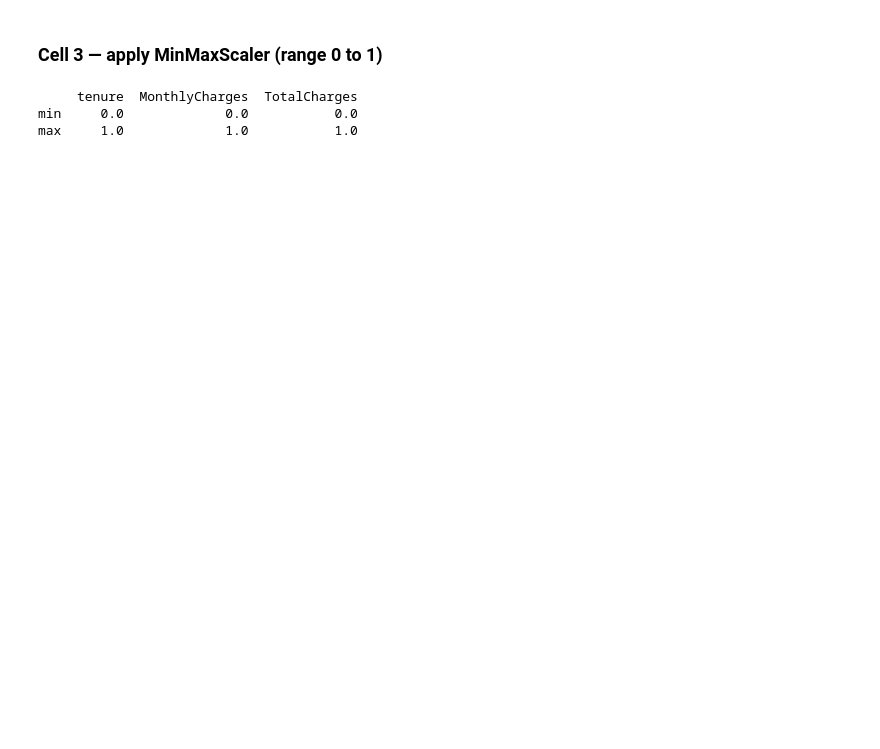
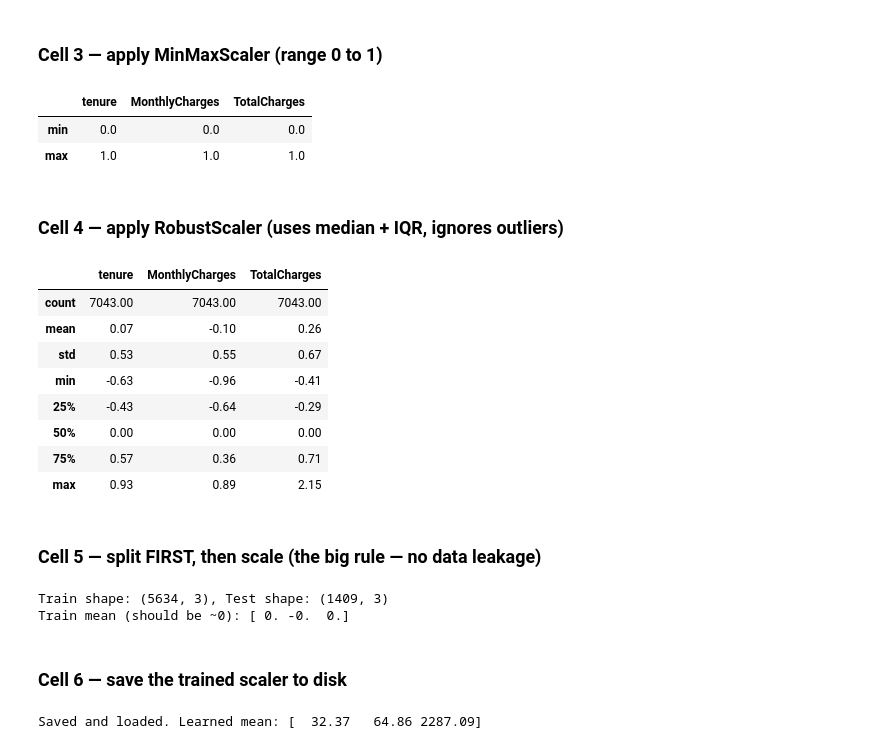
Before and after one commit to Davron030901/Machine_Learning, a Jupyter notebook: m3_c2_homework_Aliqulov_Davron.ipynb, the cells around one changed output. Cells and saved outputs as stored; diff of their text form; code cells hidden in the pictures; blank space fills up the shorter version.

```diff
--- a/m3_c2_homework_Aliqulov_Davron.ipynb
+++ b/m3_c2_homework_Aliqulov_Davron.ipynb
@@ -81,12 +81,52 @@ max       1.61            1.79          2.83
 # %% [markdown]
 ### Cell 3 — apply MinMaxScaler (range 0 to 1)
 # %%
-from sklearn.preprocessing import MinMaxScaler # It imports MinMaxScaler from sklearn
-mm_scaler = MinMaxScaler() # Creates MinMaxScaler object
-X_mm = mm_scaler.fit_transform(X) # Rescales features to a range between 0 and 1
-X_mm_df = pd.DataFrame(X_mm, columns=cols) # Converts numpy array back to pandas DataFrame
-X_mm_df.agg(['min', 'max']).round(2) # Checks and prints min and max values
+from sklearn.preprocessing import MinMaxScaler #It imports a class called MinMaxScaler from the data preprocessing section of the scikit-learn library into the program.
+mm = MinMaxScaler() # Initialize the 0-1 scaler
+X_mm = mm.fit_transform(X) # Scale the data between 0 and 1
+X_mm_df = pd.DataFrame(X_mm, columns=cols) # Convert the scaled array back to a DataFrame
+X_mm_df.agg(['min', 'max']).round(2) # Double-check that all mins are 0 and maxs are 1
 # %% [output]
-     tenure  MonthlyCharges  TotalCharges
-min     0.0             0.0           0.0
-max     1.0             1.0           1.0
+|  | tenure | MonthlyCharges | TotalCharges |
+| min | 0.0 | 0.0 | 0.0 |
+| max | 1.0 | 1.0 | 1.0 |
+# %% [markdown]
+### Cell 4 — apply RobustScaler (uses median + IQR, ignores outliers)
+# %%
+from sklearn.preprocessing import RobustScaler #It imports a class called RobustScaler from the data preprocessing section of the scikit-learn library into the program.
+rb = RobustScaler() # Initialize the robust scaler (handles outliers well)
+X_rb = rb.fit_transform(X) # Scale features using median and quantiles
+X_rb_df = pd.DataFrame(X_rb, columns=cols) # Convert the scaled array back to a DataFrame
+X_rb_df.describe().round(2) # View summary statistics to verify the scaling
+# %% [output]
+|  | tenure | MonthlyCharges | TotalCharges |
+| count | 7043.00 | 7043.00 | 7043.00 |
+| mean | 0.07 | -0.10 | 0.26 |
+| std | 0.53 | 0.55 | 0.67 |
+| min | -0.63 | -0.96 | -0.41 |
+| 25% | -0.43 | -0.64 | -0.29 |
+| 50% | 0.00 | 0.00 | 0.00 |
+| 75% | 0.57 | 0.36 | 0.71 |
+| max | 0.93 | 0.89 | 2.15 |
+# %% [markdown]
+### Cell 5 — split FIRST, then scale (the big rule — no data leakage)
+# %%
+from sklearn.model_selection import train_test_split # Import the train/test split utility
+X_train, X_test = train_test_split(X, test_size=0.2, random_state=42) # Split data into 80% training and 20% testing sets
+scaler = StandardScaler() # Initialize the standard scaler
+X_train_s = scaler.fit_transform(X_train) # Fit scaler on training data and transform it
+X_test_s = scaler.transform(X_test) # Transform test data using the training data's scale (No fitting!)
+print(f'Train shape: {X_train_s.shape}, Test shape: {X_test_s.shape}') # Print the dataset dimensions to verify the split
+print(f'Train mean (should be ~0): {X_train_s.mean(axis=0).round(2)}') # Verify that the training data mean is now 0
+# %% [output]
+Train shape: (5634, 3), Test shape: (1409, 3)
+Train mean (should be ~0): [ 0. -0.  0.]
+# %% [markdown]
+### Cell 6 — save the trained scaler to disk
+# %%
+import joblib # Import joblib for saving and loading Python objects
+joblib.dump(scaler, 'my_scaler.joblib') # Save the trained scaler to a file
+loaded = joblib.load('my_scaler.joblib') # Load the saved scaler back into memory
+print('Saved and loaded. Learned mean:', loaded.mean_.round(2)) # Verify the loaded scaler has kept its learned parameters
+# %% [output]
+Saved and loaded. Learned mean: [  32.37   64.86 2287.09]
```
Also changed, not shown: parts of 2 cells of this notebook.
